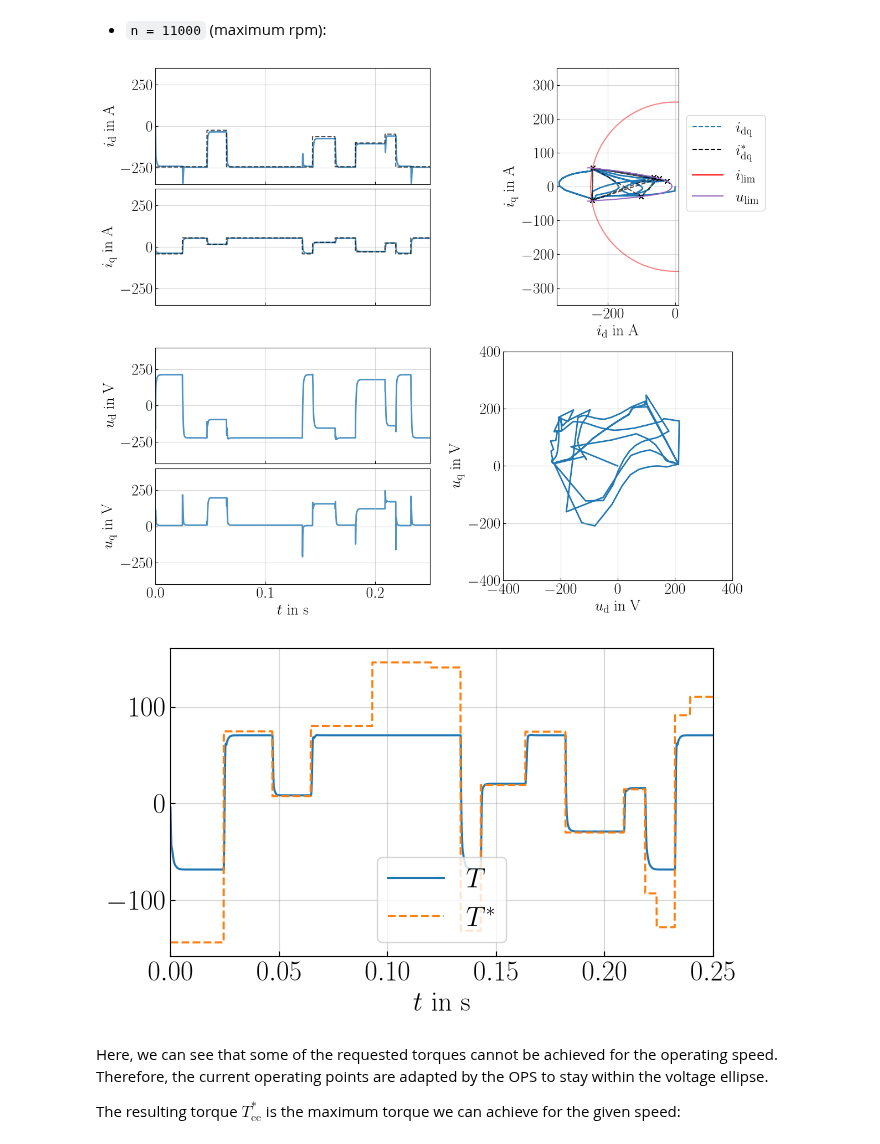
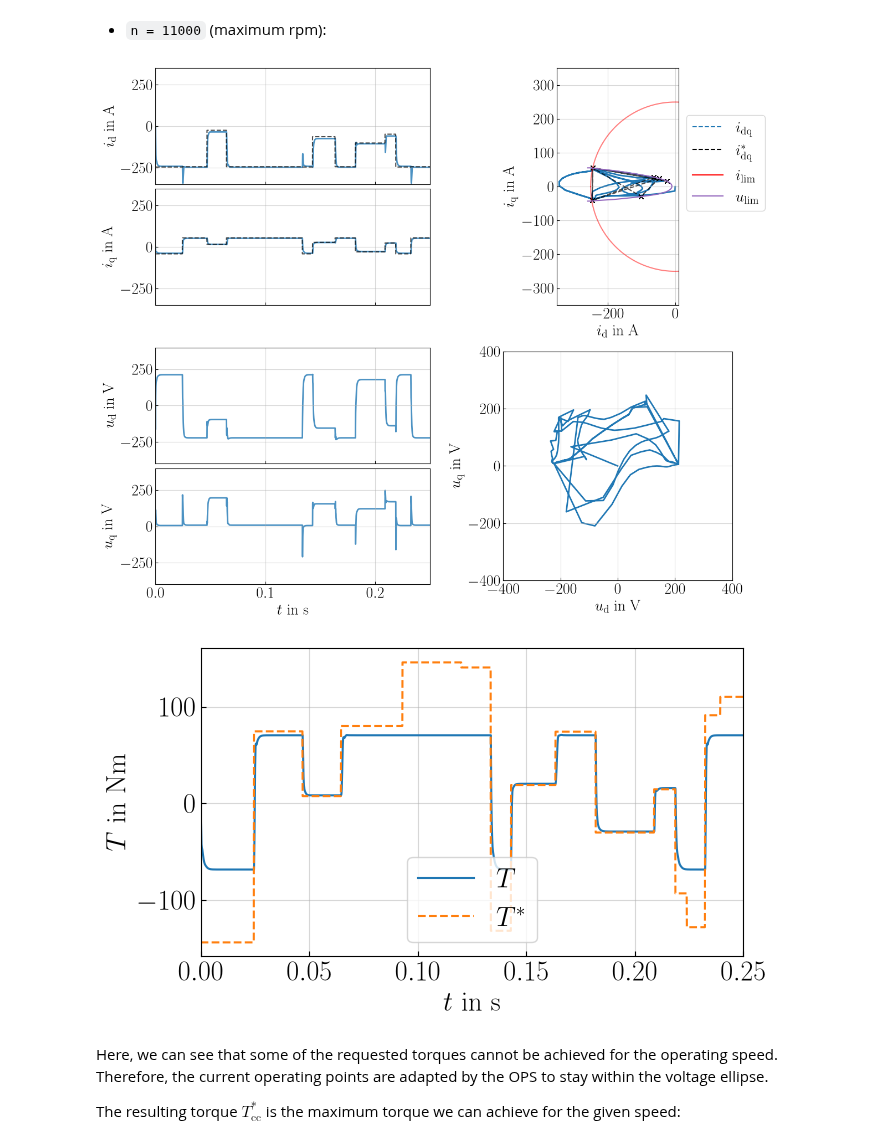
Before and after one commit to IAS-Uni-Siegen/CTPD_course, a Jupyter notebook: interactive_notebooks/inb05/inb05-PMSM_operating_point_selection.ipynb, the cells around one changed output. Cells and saved outputs as stored; diff of their text form; code cells hidden in the pictures.

```diff
--- a/interactive_notebooks/inb05/inb05-PMSM_operating_point_selection.ipynb
+++ b/interactive_notebooks/inb05/inb05-PMSM_operating_point_selection.ipynb
@@ -1062,34 +1061,35 @@ all_axes[4].legend(
     handles=[
         mlines.Line2D([], [], color="tab:blue", linestyle="dashed", linewidth=1.5, label=r"$i_\mathrm{dq}$"),
         mlines.Line2D([], [], color="k", linestyle="dashed", linewidth=1.5, label=r"$i_\mathrm{dq}^*$"),
         mlines.Line2D([], [], color="red", linewidth=1.5, label=r"$i_\mathrm{lim}$"),
         mlines.Line2D([], [], color="tab:purple", linewidth=1.5, label=r"$u_\mathrm{lim}$"),
     ],
     bbox_to_anchor=[1.0, 0.6],
 )
 
 torque_sequence = eqx.filter_vmap(pmsm.currents_to_torque_saturated)(
     i_dq_sequence[1:, 0], i_dq_sequence[1:, 1]
 )
 
 t = jnp.linspace(0, (pmsm.T_s * sequence_length), sequence_length)
 
 fig, ax = plt.subplots(1,1, figsize=(7, 4))
 
 
 ax.plot(t, torque_sequence, color="tab:blue", label=r"$T$")
 ax.plot(t, T_ref_sequence, linestyle="dashed", color="tab:orange", label=r"$T^*$")
 ax.set_xlim(t[0], t[-1])
 
 ax.grid(True, alpha=0.5)
 ax.tick_params(which="major", axis="y", direction="in")
 ax.tick_params(which="both", axis="x", direction="in")
 ax.set_xlabel("$t$ in s")
+ax.set_ylabel("$T$ in Nm")
 ax.legend()
 plt.show()
 # %% [output]
 [figure]
-[figure, old version]
+[figure, new version]
 # %% [markdown]
 Here, we can see that some of the requested torques cannot be achieved for the operating speed. Therefore, the current operating points are adapted by the OPS to stay within the voltage ellipse.
 
```
Also changed, not shown: parts of 3 cells of this notebook.
